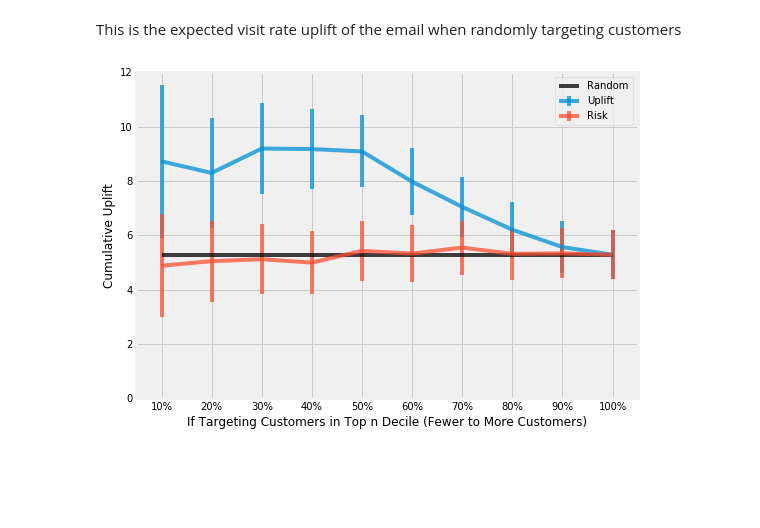
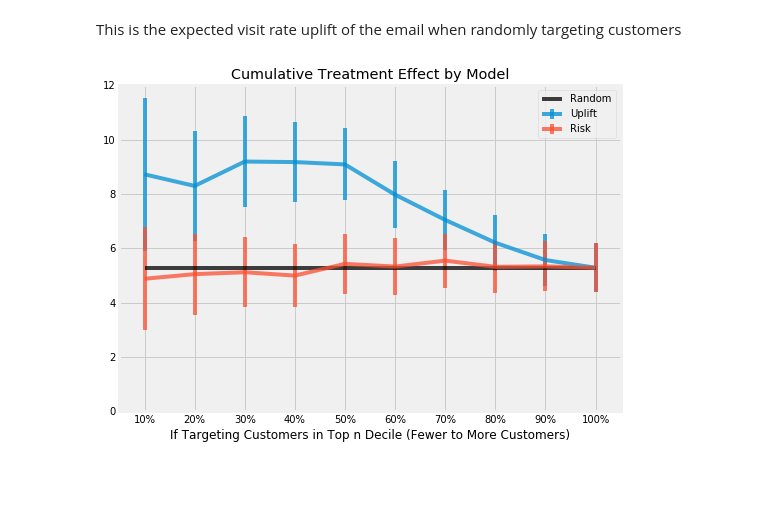
Before and after one commit to W-Tran/uplift-modelling, a Jupyter notebook: Uplift_Modelling.ipynb, the cells around one changed output. Drawn from its saved outputs; the diff is of its cells as text; code cells hidden in the pictures.

```diff
--- a/Uplift_Modelling.ipynb
+++ b/Uplift_Modelling.ipynb
@@ -516,15 +516,15 @@ This is the expected visit rate uplift of the email when randomly targeting cust
 # %%
 plt.figure(figsize=(8,6))
 plt.errorbar(uplift_impact_df.group, uplift_impact_df.cumsum_treatment_effect*100, (uplift_impact_df.standard_error*100*1.96), label='Uplift', alpha=0.75)
 plt.errorbar(risk_impact_df.group, risk_impact_df.cumsum_treatment_effect*100, (risk_impact_df.standard_error*100*1.96), label='Risk', alpha=0.75)
 plt.ylim(0,12)
 plt.xlabel("If Targeting Customers in Top n Decile (Fewer to More Customers)")
-plt.ylabel("Cumulative Uplift")
 plt.hlines(ate_test, 0, 9, label='Random', alpha=0.75)
 plt.xlim(-0.5,9.5)
+plt.title("Cumulative Treatment Effect by Model")
 plt.legend();
 # %% [output]
-[figure, old version]
+[figure, new version]
 # %% [markdown]
 <br>
 <br>
```
Also changed, not shown: parts of 3 cells of this notebook.
